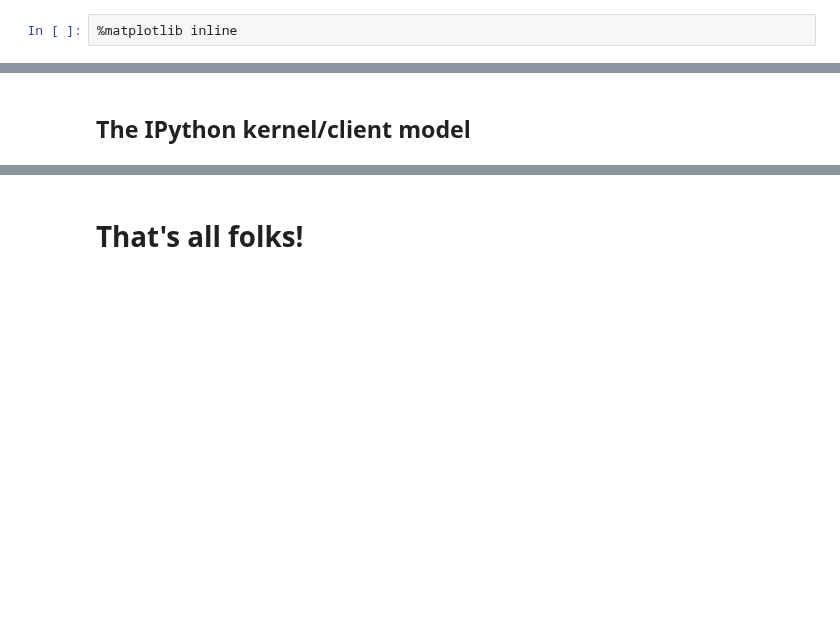
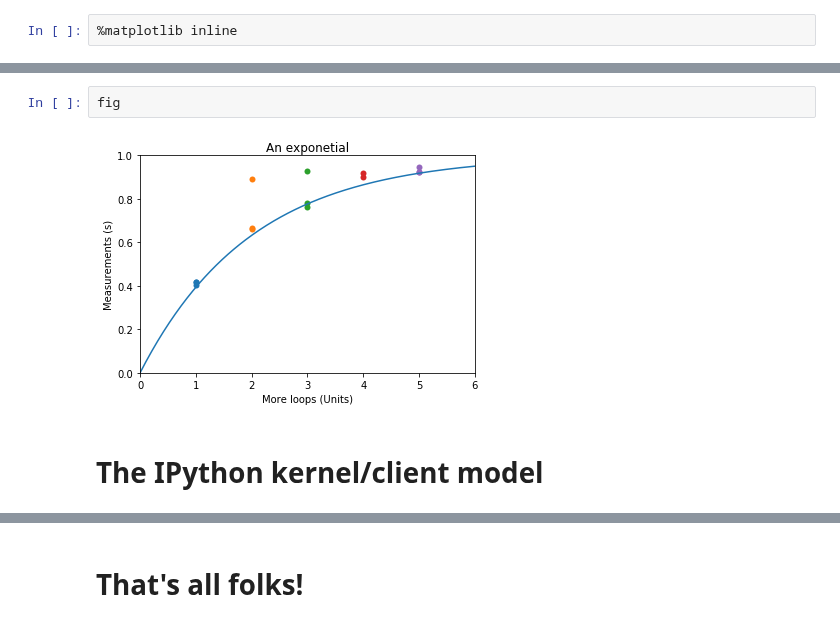
Before and after one commit to profjsb/python-bootcamp, a Jupyter notebook: Lectures/04_IPythonNotebookIntroduction/IPython - beyond plain Python.ipynb, the cells around one changed output, grey strips where cells are left out. Cells and saved outputs as stored; diff of their text form; blank space fills up the shorter version.

```diff
--- a/Lectures/04_IPythonNotebookIntroduction/IPython - beyond plain Python.ipynb
+++ b/Lectures/04_IPythonNotebookIntroduction/IPython - beyond plain Python.ipynb
@@ -308,4 +480,8 @@ f = gcf()  # let's keep the figure object around for later...
+# %%
+fig
+# %% [output]
+[figure, added]
 # %% [markdown]
-## The IPython kernel/client model
+# The IPython kernel/client model
 # %%
 %connect_info
```
Also changed, not shown: parts of 71 cells of this notebook, 4 other files.
